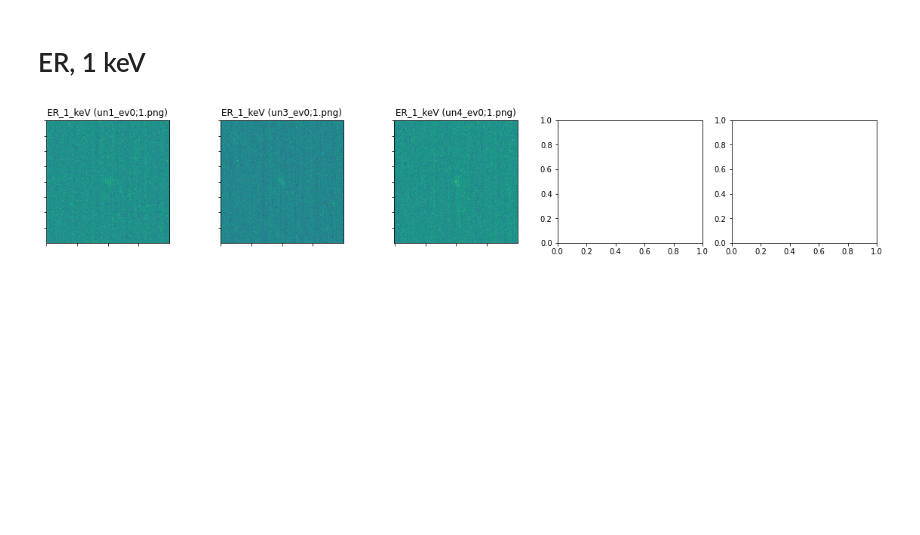
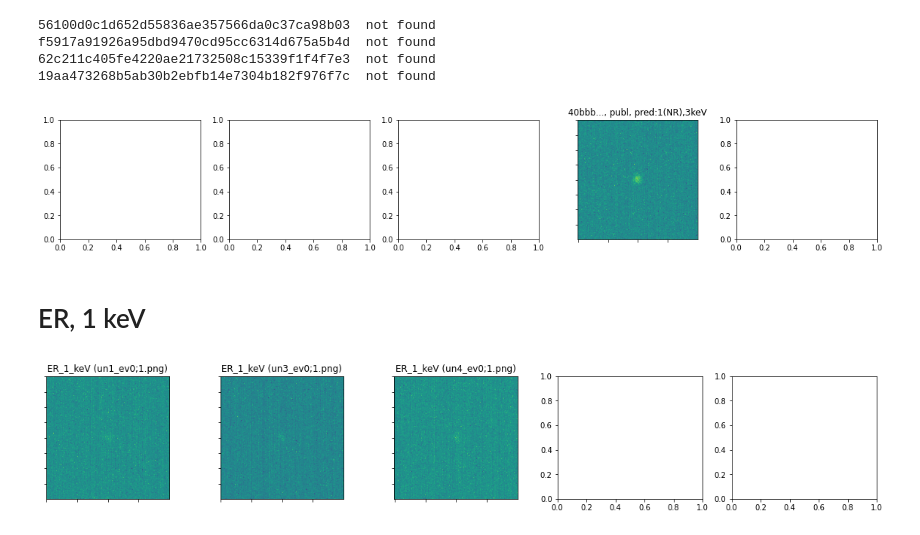
Before and after one commit to depot-hep/idao-2021, a Jupyter notebook: data_studies/image_plots.ipynb, the cells around one changed output. Drawn from its saved outputs; the diff is of its cells as text; code cells hidden in the pictures; blank space fills up the shorter version.

```diff
--- a/data_studies/image_plots.ipynb
+++ b/data_studies/image_plots.ipynb
@@ -7,3 +25,12 @@ max_num_images = 5
+# %%
+## plot images from a csv file
+plotted_ims = plot_images('../../idao_dataset/', im_filename='submissions/DT_50_reg_RFT_100_cl.csv', crop_images=True, crop_size=crop_size, max_num_images=max_num_images, rand_seed=rand_seed)
+# %% [output]
+56100d0c1d652d55836ae357566da0c37ca98b03  not found
+f5917a91926a95dbd9470cd95cc6314d675a5b4d  not found
+62c211c405fe4220ae21732508c15339f1f4f7e3  not found
+19aa473268b5ab30b2ebfb14e7304b182f976f7c  not found
+[figure, added]
 # %% [markdown]
 # ER, 1 keV
 # %%
```
Also changed, not shown: parts of 14 cells of this notebook.
